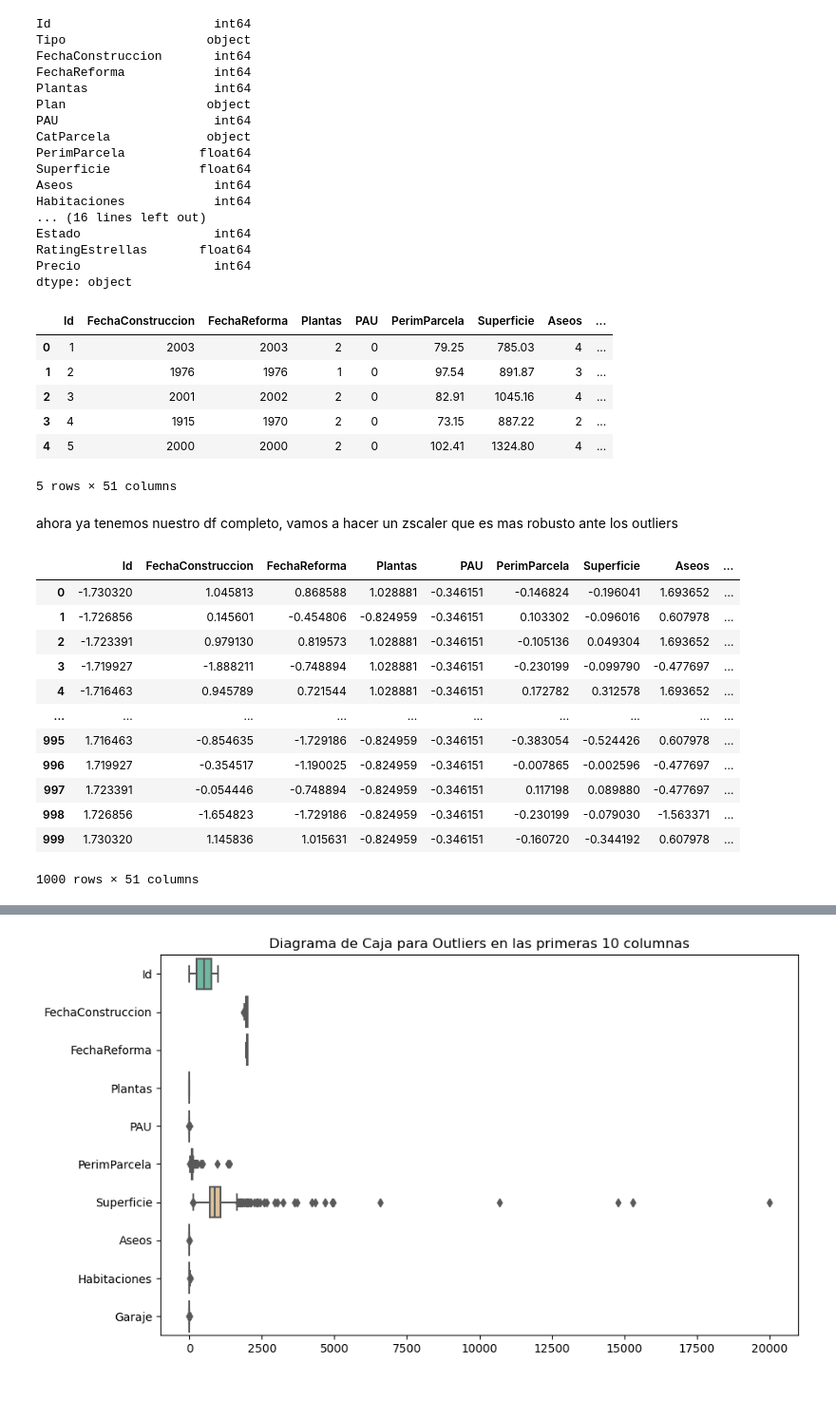
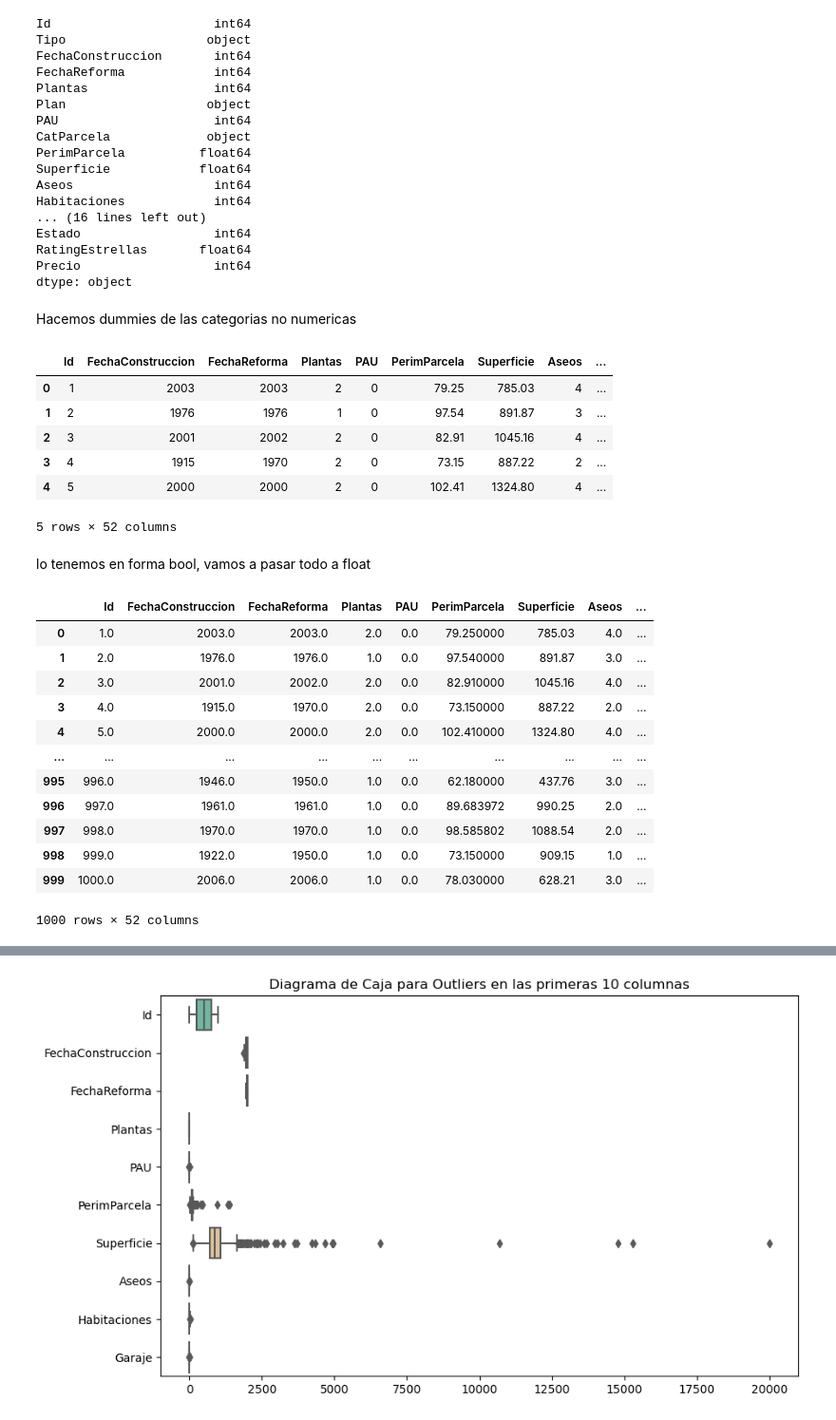
Before and after one commit to DiegoCollado27/ML-Price-Prediction, a Jupyter notebook: PRACTICA_2_AA.ipynb, the cells around one changed output, grey strips where cells are left out. Shown: that part at 95% size. Drawn from its saved outputs; the diff is of its cells as text; code cells hidden in the pictures; blank space fills up the shorter version.

```diff
--- a/PRACTICA_2_AA.ipynb
+++ b/PRACTICA_2_AA.ipynb
@@ -257,10 +274,11 @@ Estado                  int64
 RatingEstrellas       float64
 Precio                  int64
 dtype: object
+# %% [markdown]
+Hacemos dummies de las categorias no numericas
 # %%
-columnas_no_numericas = x.select_dtypes(exclude=[int, float]).columns
-
-df = pd.get_dummies(x, columns=columnas_no_numericas)
+columnas_no_numericas = datos.select_dtypes(exclude=[int, float]).columns
+df = pd.get_dummies(datos, columns=columnas_no_numericas)
 df.head()
 # %% [output]
 |  | Id | FechaConstruccion | FechaReforma | Plantas | PAU | PerimParcela | Superficie | Aseos | ... |
@@ -269,37 +287,23 @@ df.head()
 | 2 | 3 | 2001 | 2002 | 2 | 0 | 82.91 | 1045.16 | 4 | ... |
 | 3 | 4 | 1915 | 1970 | 2 | 0 | 73.15 | 887.22 | 2 | ... |
 | 4 | 5 | 2000 | 2000 | 2 | 0 | 102.41 | 1324.80 | 4 | ... |
-5 rows × 51 columns
+5 rows × 52 columns
+# %% [markdown]
+lo tenemos en forma bool, vamos a pasar todo a float
 # %%
-df = df.astype(int)
+df = df.astype(float)
+df
+# %% [output]
+|  | Id | FechaConstruccion | FechaReforma | Plantas | PAU | PerimParcela | Superficie | Aseos | ... |
+| 0 | 1.0 | 2003.0 | 2003.0 | 2.0 | 0.0 | 79.250000 | 785.03 | 4.0 | ... |
+| 1 | 2.0 | 1976.0 | 1976.0 | 1.0 | 0.0 | 97.540000 | 891.87 | 3.0 | ... |
+| 2 | 3.0 | 2001.0 | 2002.0 | 2.0 | 0.0 | 82.910000 | 1045.16 | 4.0 | ... |
+| 3 | 4.0 | 1915.0 | 1970.0 | 2.0 | 0.0 | 73.150000 | 887.22 | 2.0 | ... |
+| 4 | 5.0 | 2000.0 | 2000.0 | 2.0 | 0.0 | 102.410000 | 1324.80 | 4.0 | ... |
+| ... | ... | ... | ... | ... | ... | ... | ... | ... | ... |
+| 995 | 996.0 | 1946.0 | 1950.0 | 1.0 | 0.0 | 62.180000 | 437.76 | 3.0 | ... |
+| 996 | 997.0 | 1961.0 | 1961.0 | 1.0 | 0.0 | 89.683972 | 990.25 | 2.0 | ... |
+| 997 | 998.0 | 1970.0 | 1970.0 | 1.0 | 0.0 | 98.585802 | 1088.54 | 2.0 | ... |
+| 998 | 999.0 | 1922.0 | 1950.0 | 1.0 | 0.0 | 73.150000 | 909.15 | 1.0 | ... |
+| 999 | 1000.0 | 2006.0 | 2006.0 | 1.0 | 0.0 | 78.030000 | 628.21 | 3.0 | ... |
+1000 rows × 52 columns
-# %% [markdown]
-ahora ya tenemos nuestro df completo, vamos a hacer un zscaler que es mas robusto ante los outliers
-# %%
-from sklearn.preprocessing import StandardScaler
-
-
-scaler = StandardScaler()
-
-# Ajustar el scaler a tus datos (calcula la media y la desviación estándar)
-scaler.fit(df)
-
-# Realizar la transformación Z-Score en tus datos
-x_scaled = scaler.transform(df)
-
-# El resultado estará en forma de un ndarray de Numpy. Puedes convertirlo de nuevo a un DataFrame si es necesario.
-x_scaled = pd.DataFrame(x_scaled, columns=df.columns)
-x_scaled
-# %% [output]
-|  | Id | FechaConstruccion | FechaReforma | Plantas | PAU | PerimParcela | Superficie | Aseos | ... |
-| 0 | -1.730320 | 1.045813 | 0.868588 | 1.028881 | -0.346151 | -0.146824 | -0.196041 | 1.693652 | ... |
-| 1 | -1.726856 | 0.145601 | -0.454806 | -0.824959 | -0.346151 | 0.103302 | -0.096016 | 0.607978 | ... |
-| 2 | -1.723391 | 0.979130 | 0.819573 | 1.028881 | -0.346151 | -0.105136 | 0.049304 | 1.693652 | ... |
-| 3 | -1.719927 | -1.888211 | -0.748894 | 1.028881 | -0.346151 | -0.230199 | -0.099790 | -0.477697 | ... |
-| 4 | -1.716463 | 0.945789 | 0.721544 | 1.028881 | -0.346151 | 0.172782 | 0.312578 | 1.693652 | ... |
-| ... | ... | ... | ... | ... | ... | ... | ... | ... | ... |
-| 995 | 1.716463 | -0.854635 | -1.729186 | -0.824959 | -0.346151 | -0.383054 | -0.524426 | 0.607978 | ... |
-| 996 | 1.719927 | -0.354517 | -1.190025 | -0.824959 | -0.346151 | -0.007865 | -0.002596 | -0.477697 | ... |
-| 997 | 1.723391 | -0.054446 | -0.748894 | -0.824959 | -0.346151 | 0.117198 | 0.089880 | -0.477697 | ... |
-| 998 | 1.726856 | -1.654823 | -1.729186 | -0.824959 | -0.346151 | -0.230199 | -0.079030 | -1.563371 | ... |
-| 999 | 1.730320 | 1.145836 | 1.015631 | -0.824959 | -0.346151 | -0.160720 | -0.344192 | 0.607978 | ... |
-1000 rows × 51 columns
```
Also changed, not shown: parts of 33 cells of this notebook.
